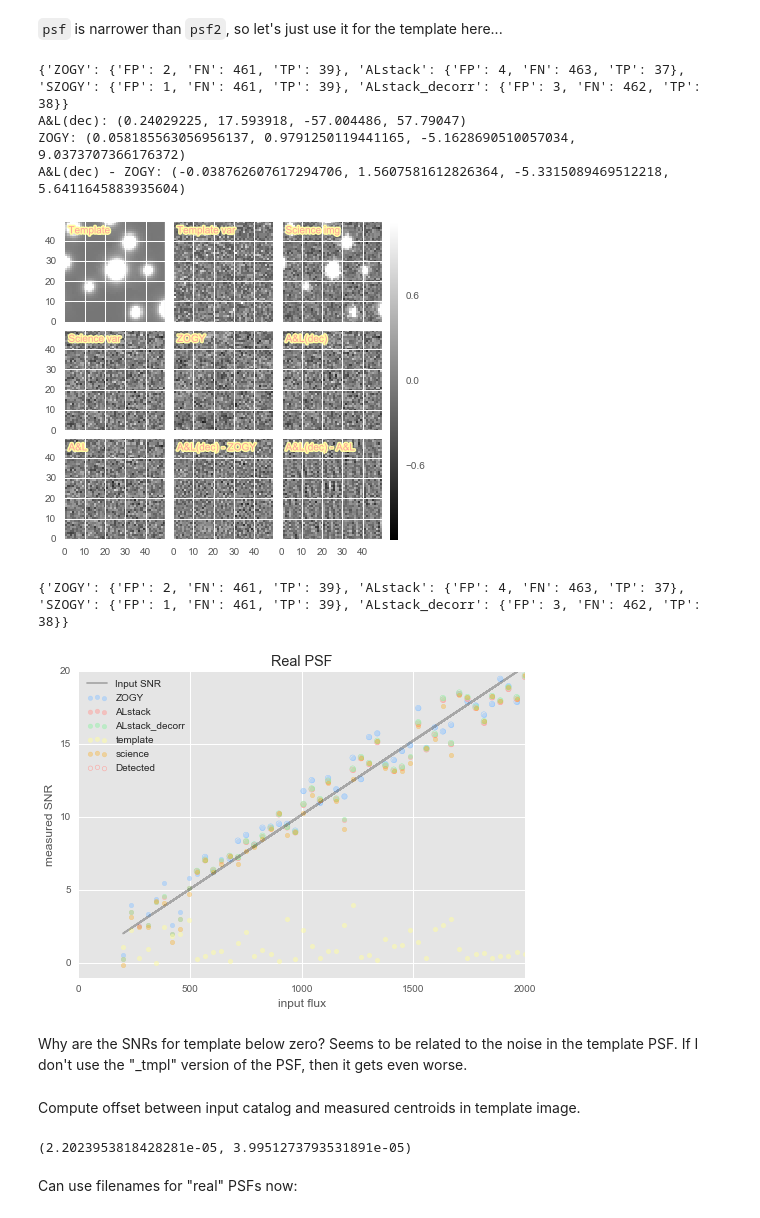
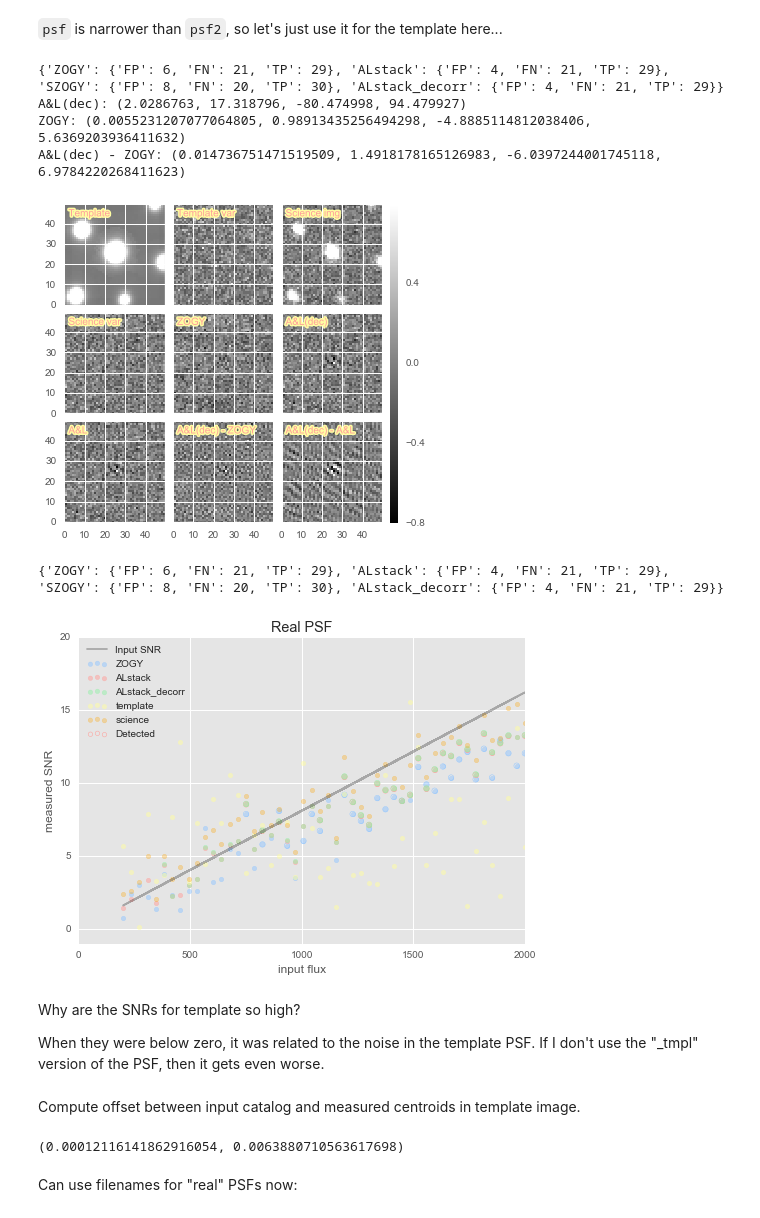
Before and after one commit to lsst-dm/diffimTests, a Jupyter notebook: 30. 4a. other psf models-real PSFs.ipynb, the cells around one changed output. Cells and saved outputs as stored; diff of their text form; code cells hidden in the pictures.

```diff
--- a/30. 4a. other psf models-real PSFs.ipynb
+++ b/30. 4a. other psf models-real PSFs.ipynb
@@ -340,35 +345,39 @@ psf2, source = dit.psf.loadPsf(filename2, asArray=False)
 # %%
 reload(dit)
 testObj5 = dit.diffimTests.DiffimTest(n_sources=500, sourceFluxRange=(2000, 20000),
                          varFlux2=np.linspace(200, 2000, 50), #offset=[0.05, 0.],
                          #varFlux2=np.repeat(500., 50),
                          templateNoNoise=True, skyLimited=True,
-                         avoidAllOverlaps=15., psfType=[psf, psf2])
+                         avoidAllOverlaps=15., psfType=[psf, psf2],
+                         psf1=1., psf2=1., theta1=0.) # to prevent tweaking the PSFs
 
 res5 = testObj5.runTest(returnSources=True)
 src5 = res5['sources']
 del res5['sources']
 print res5
 
 tmp = dit.catalogToDF(testObj5.getCentroidsCatalog(transientsOnly=False))
 
-testObj5.doPlot(centroidCoord=[tmp.centroid_y.values[300], tmp.centroid_x.values[300]]);
+testObj5.doPlot(centroidCoord=[tmp.centroid_y.values[300], tmp.centroid_x.values[300]],
+                same_zscale=True);
 # %% [output]
-{'ZOGY': {'FP': 2, 'FN': 461, 'TP': 39}, 'ALstack': {'FP': 4, 'FN': 463, 'TP': 37}, 'SZOGY': {'FP': 1, 'FN': 461, 'TP': 39}, 'ALstack_decorr': {'FP': 3, 'FN': 462, 'TP': 38}}
-A&L(dec): (0.24029225, 17.593918, -57.004486, 57.79047)
-ZOGY: (0.058185563056956137, 0.9791250119441165, -5.1628690510057034, 9.0373707366176372)
-A&L(dec) - ZOGY: (-0.038762607617294706, 1.5607581612826364, -5.3315089469512218, 5.6411645883935604)
+{'ZOGY': {'FP': 6, 'FN': 21, 'TP': 29}, 'ALstack': {'FP': 4, 'FN': 21, 'TP': 29}, 'SZOGY': {'FP': 8, 'FN': 20, 'TP': 30}, 'ALstack_decorr': {'FP': 4, 'FN': 21, 'TP': 29}}
+A&L(dec): (2.0286763, 17.318796, -80.474998, 94.479927)
+ZOGY: (0.0055231207077064805, 0.98913435256494298, -4.8885114812038406, 5.6369203936411632)
+A&L(dec) - ZOGY: (0.014736751471519509, 1.4918178165126983, -6.0397244001745118, 6.9784220268411623)
-[figure, old version]
+[figure, new version]
 # %%
 tmp5 = testObj5.doPlotWithDetectionsHighlighted(transientsOnly=True, divideByInput=False, addPresub=True)
 plt.xlim(0, 2000)
 plt.ylim(-1., 20)
 plt.title('Real PSF');
 # %% [output]
-{'ZOGY': {'FP': 2, 'FN': 461, 'TP': 39}, 'ALstack': {'FP': 4, 'FN': 463, 'TP': 37}, 'SZOGY': {'FP': 1, 'FN': 461, 'TP': 39}, 'ALstack_decorr': {'FP': 3, 'FN': 462, 'TP': 38}}
+{'ZOGY': {'FP': 6, 'FN': 21, 'TP': 29}, 'ALstack': {'FP': 4, 'FN': 21, 'TP': 29}, 'SZOGY': {'FP': 8, 'FN': 20, 'TP': 30}, 'ALstack_decorr': {'FP': 4, 'FN': 21, 'TP': 29}}
-[figure, old version]
+[figure, new version]
 # %% [markdown]
-Why are the SNRs for template below zero? Seems to be related to the noise in the template PSF. If I don't use the "_tmpl" version of the PSF, then it gets even worse.
+Why are the SNRs for template so high?
+
+When they were below zero, it was related to the noise in the template PSF. If I don't use the "_tmpl" version of the PSF, then it gets even worse.
 # %% [markdown]
 Compute offset between input catalog and measured centroids in template image.
 # %%
@@ -390,7 +399,7 @@ src2 = tmp[['centroid_x', 'centroid_y', 'inputFlux_science']]
 dx, dy, _ = dit.catalog.computeOffsets(src1, src2, threshold=2.5)
 dx, dy
 # %% [output]
-(2.2023953818428281e-05, 3.9951273793531891e-05)
+(0.00012116141862916054, 0.0063880710563617698)
 # %% [markdown]
 Can use filenames for "real" PSFs now:
 # %%
```
Also changed, not shown: parts of 17 cells of this notebook, 7 other files.
